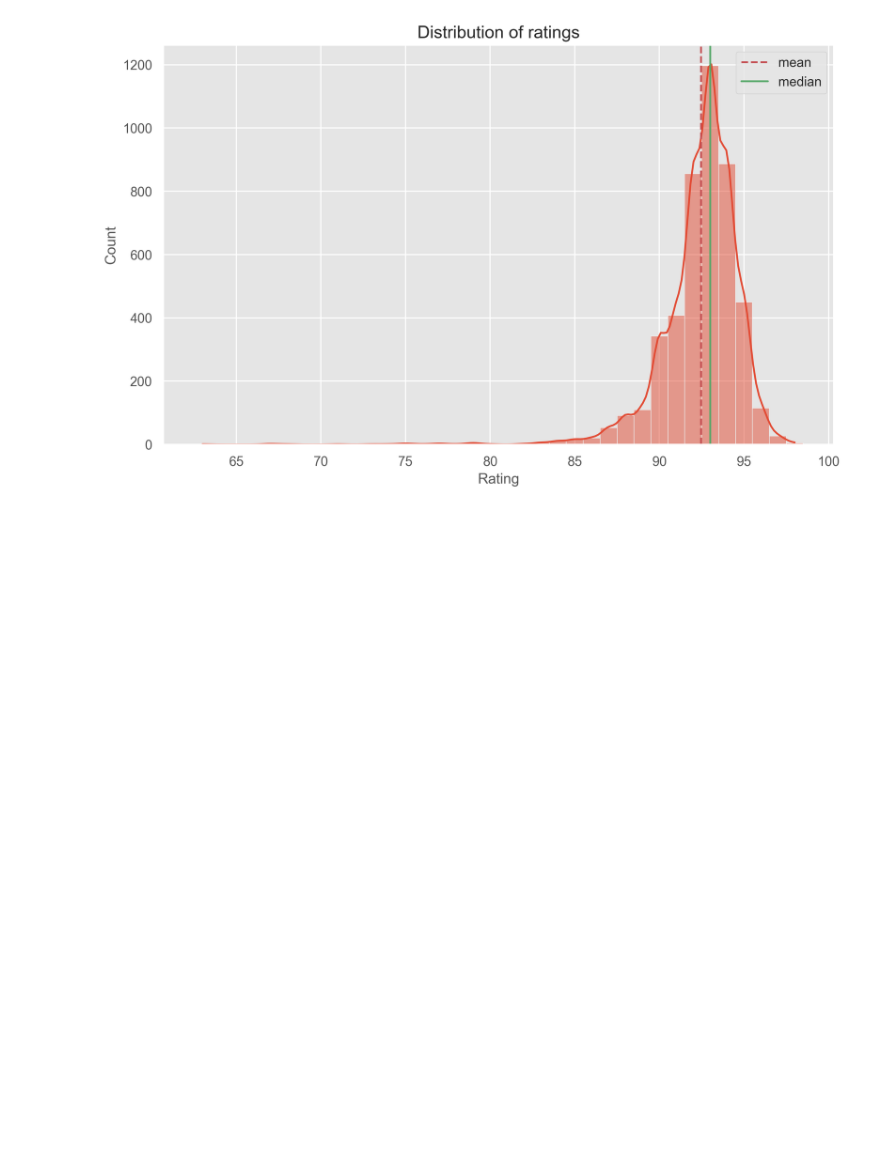
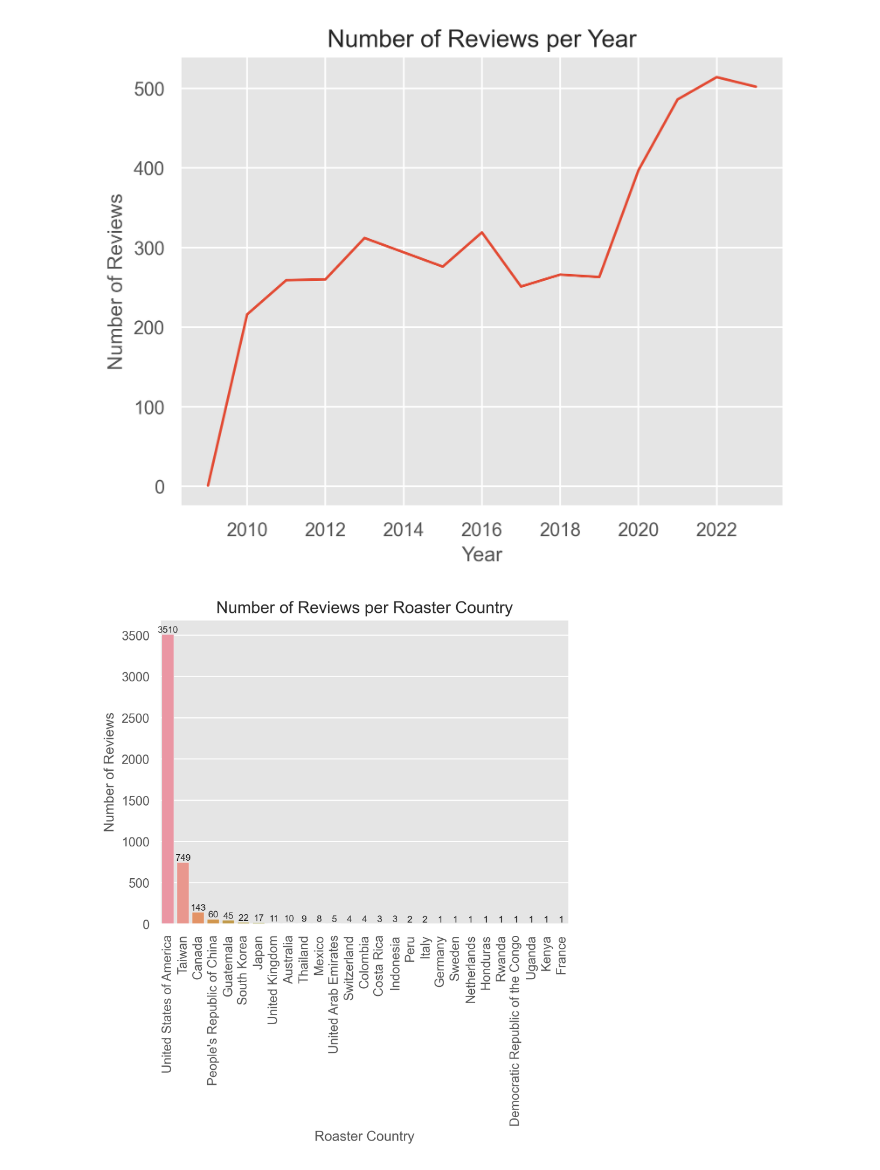
Before and after one commit to tynardone/coffee-reviews-analysis, a Jupyter notebook: roast_EDA.ipynb, the cells around one changed output. Saved outputs shown, nothing was run; the diff lists cells and outputs as text; code cells hidden in the pictures; blank space fills up the shorter version.

```diff
--- a/roast_EDA.ipynb
+++ b/roast_EDA.ipynb
@@ -211,15 +231,30 @@ plot_reviews_by_country(df)
-# %%
-def plot_ratings_distribution(df):
-    plt.figure(figsize=(10, 6))
-    ax = sns.histplot(data=df.astype({'rating':'float'}), x='rating',kde=True, discrete=True)
-    ax.set_title('Distribution of ratings')
-    ax.set_xlabel('Rating')
-    ax.set_ylabel('Count')
-    ax.axvline(df['rating'].mean(), color='r', linestyle='--', label='mean')
-    ax.axvline(df['rating'].median(), color='g', linestyle='-', label='median')
-    ax.legend()
-    plt.show()
-
-plot_ratings_distribution(df)
-# %% [output]
-[figure, removed]
+# %%
+# PLot number of reviews per year. Plot Cumulative number of reviews on top of that.
+# plot cumulative reviews over years in seaborn
+
+fig, ax = plt.subplots()
+year = df['review_date'].dt.year.value_counts().sort_index()
+cumsum = df['review_date'].dt.year.value_counts().sort_index().cumsum()
+sns.lineplot(x=year.index, y=year, ax=ax, )
+ax.set_title('Number of Reviews per Year')
+ax.set_xlabel('Year')
+ax.set_ylabel('Number of Reviews')
+plt.show()
+
+
+# plot number of reviews per roaster_country ordered by number of reviews
+
+fig, ax = plt.subplots()
+country = df['roaster_country'].value_counts().sort_values(ascending=False)
+sns.barplot(x=country.index, y=country, ax=ax, order=country.index)
+ax.set_title('Number of Reviews per Roaster Country')
+ax.set_xlabel('Roaster Country')
+ax.set_ylabel('Number of Reviews')
+plt.xticks(rotation=90)
+
+for i,v in enumerate(country):
+    ax.text(i, v+20, str(v), ha='center', fontsize=8)
+plt.show()
+# %% [output]
+[figure, added]
+[figure, added]
```
Also changed, not shown: parts of 8 cells of this notebook.
